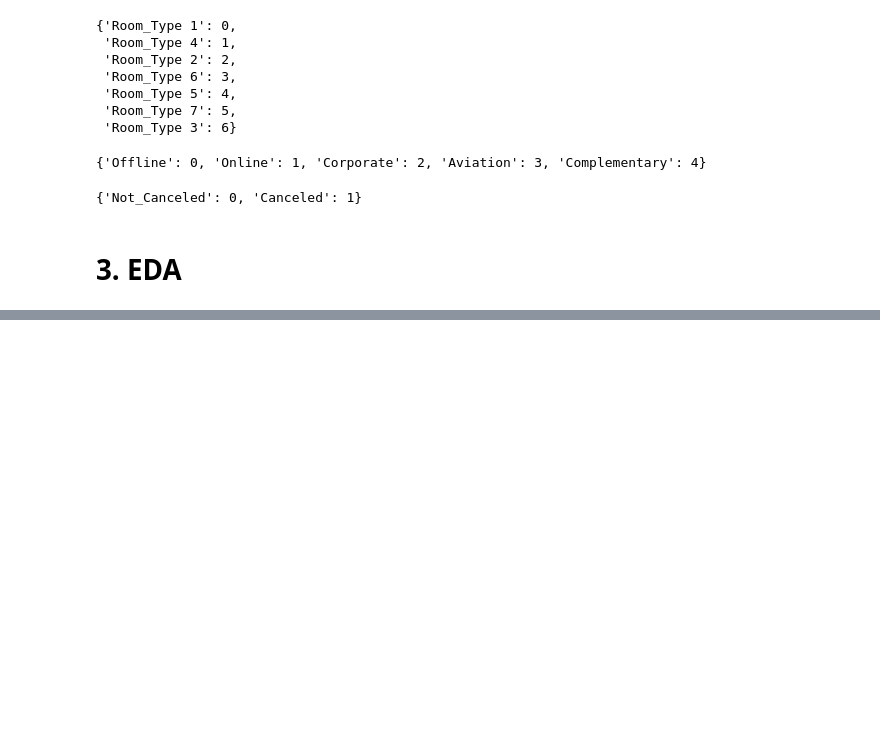
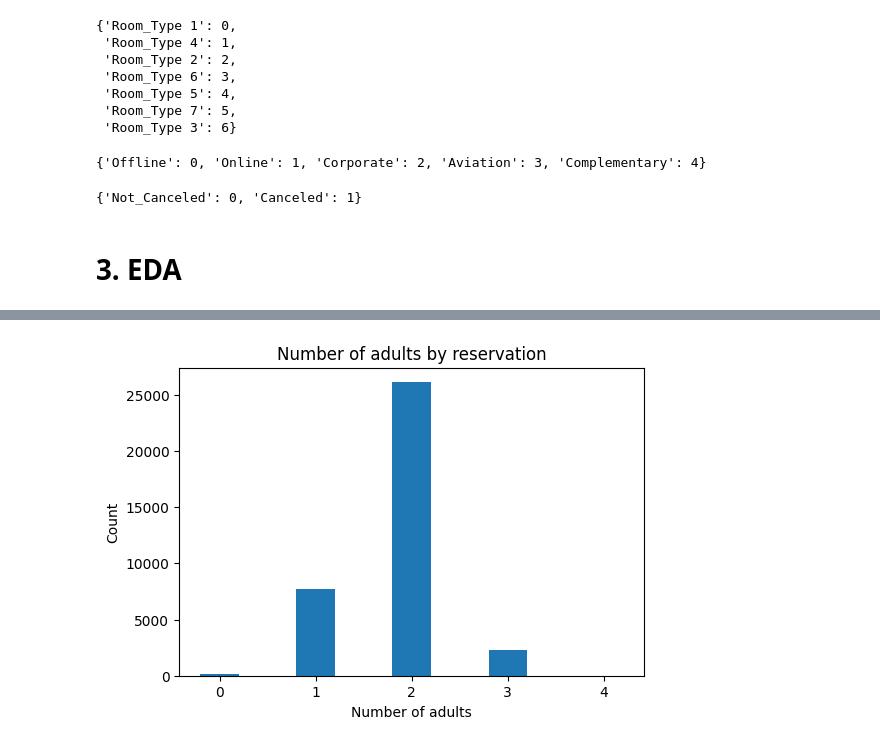
Before and after one commit to sergioasb8/hotel_cancelation_capstone1, a Jupyter notebook: notebooks/00_eda.ipynb, the cells around one changed output, grey strips where cells are left out. Saved outputs shown, nothing was run; the diff lists cells and outputs as text; code cells hidden in the pictures; blank space fills up the shorter version.

```diff
--- a/notebooks/00_eda.ipynb
+++ b/notebooks/00_eda.ipynb
@@ -127,0 +163,14 @@ market_segment_type_dict
+# %%
+no_adults = data['no_of_adults'].value_counts().reset_index()
+
+fig = plt.figure(figsize = (6, 4))
+
+# creating the bar plot
+plt.bar(no_adults['no_of_adults'], no_adults['count'], width = 0.4)
+
+plt.xlabel("Number of adults")
+plt.ylabel("Count")
+plt.title("Number of adults by reservation")
+plt.show()
+# %% [output]
+[figure, added]
```
Also changed, not shown: parts of 19 cells of this notebook.
